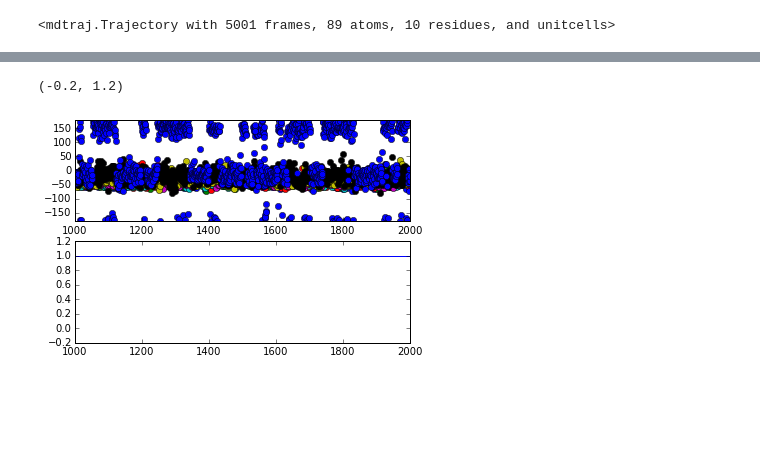
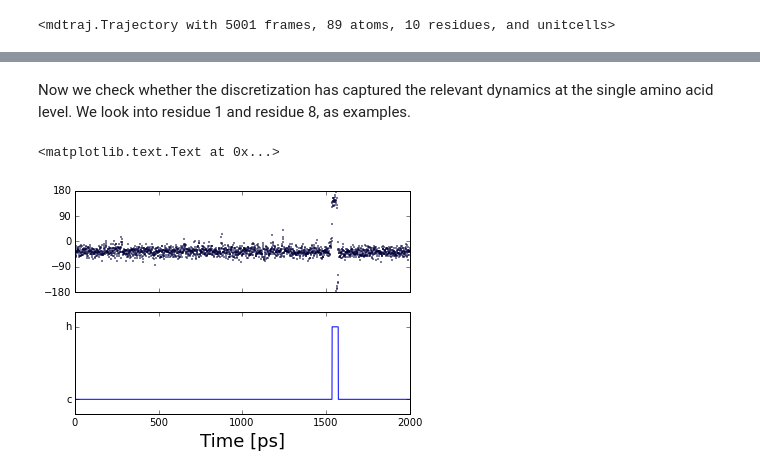
Before and after one commit to BioKT/MasterMSM, a Jupyter notebook: examples/alanine_octapeptide/ala_octapeptide.ipynb, the cells around one changed output, grey strips where cells are left out. Saved outputs shown, nothing was run; the diff lists cells and outputs as text; code cells hidden in the pictures; blank space fills up the shorter version.

Commit message:
getting traj to read single and multiple aa torsions

```diff
--- a/examples/alanine_octapeptide/ala_octapeptide.ipynb
+++ b/examples/alanine_octapeptide/ala_octapeptide.ipynb
@@ -55,11 +56,24 @@ y = [0 if x == 'A' else 1 for x in tr.distrajs]
+# %% [markdown]
+Now we check whether the discretization has captured the relevant dynamics at the single amino acid level. We look into residue 1 and residue 8, as examples.
 # %%
-fig, (ax1, ax2) = plt.subplots(2,1)
-ax1.plot(psi[1]*180/math.pi,'o')
+y = [0 if x[0] == 'A' else 1 for x in tr.distrajs]
+fig, (ax1, ax2) = plt.subplots(2,1, sharex=True)
+ax1.plot(psi[1][:,0]*180/math.pi,'o', markersize=1)
 ax2.plot(y)
-ax1.set_xlim(1000,2000)
+ax1.set_xlim(0,2000)
 ax1.set_ylim(-180,180)
-ax2.set_xlim(1000,2000)
+ax1.yaxis.set_ticks(range(-180,181,90))
+
+ax2.set_xlim(0,2000)
 ax2.set_ylim(-0.2,1.2)
+ax2.yaxis.set_ticks([0,1])
+labels = [item.get_text() for item in ax2.get_xticklabels()]
+labels[0] = 'c'
+labels[1] = 'h'
+ax2.set_yticklabels(labels)
+
+ax2.set_xlabel('Time [ps]')
+ax2.set_xlabel(r'Time [ps]', fontsize=18)
 # %% [output]
-(-0.2, 1.2)
+<matplotlib.text.Text at 0x...>
-[figure, old version]
+[figure, new version]
```
Also changed, not shown: parts of 11 cells of this notebook, 3 other files.
